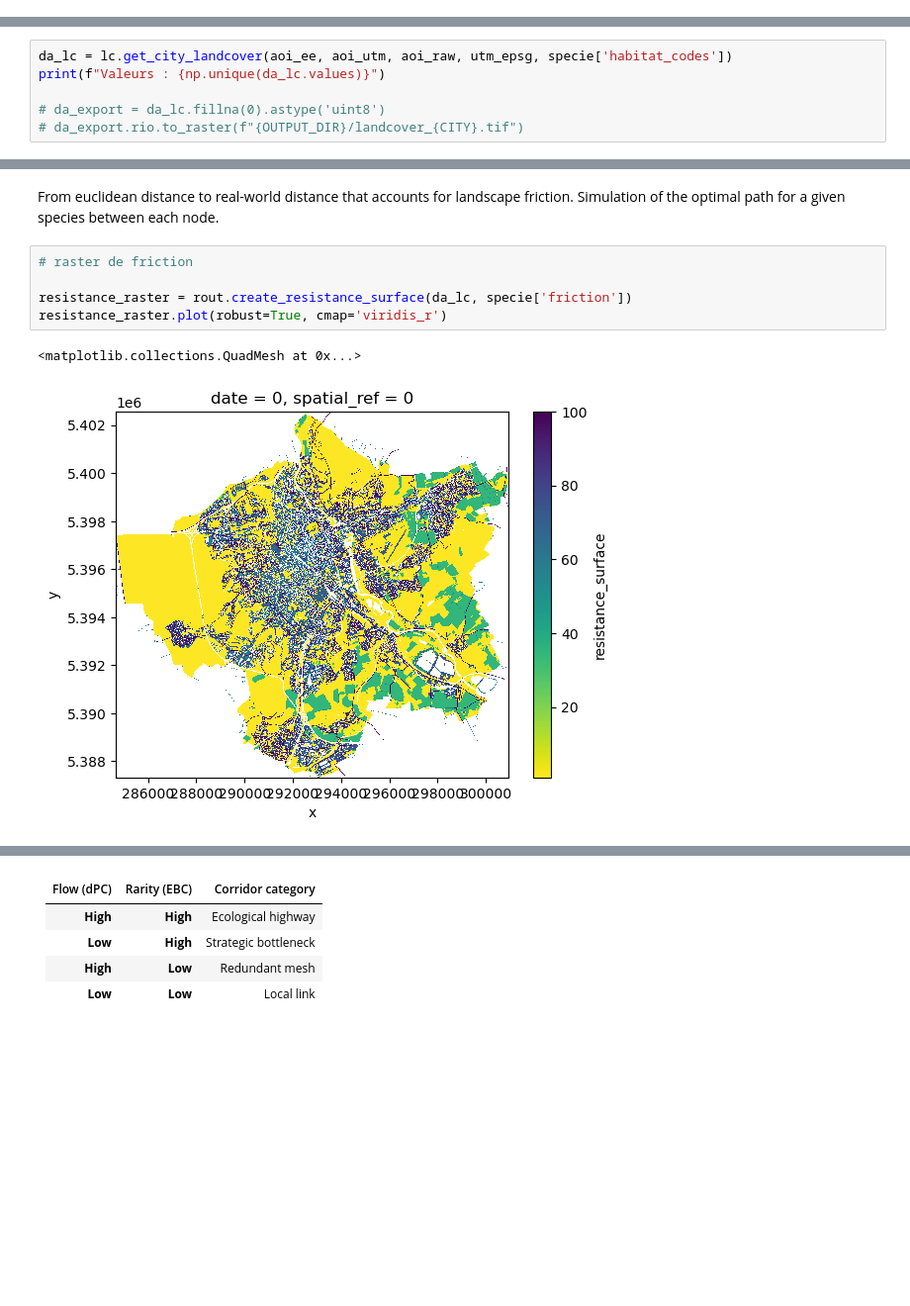
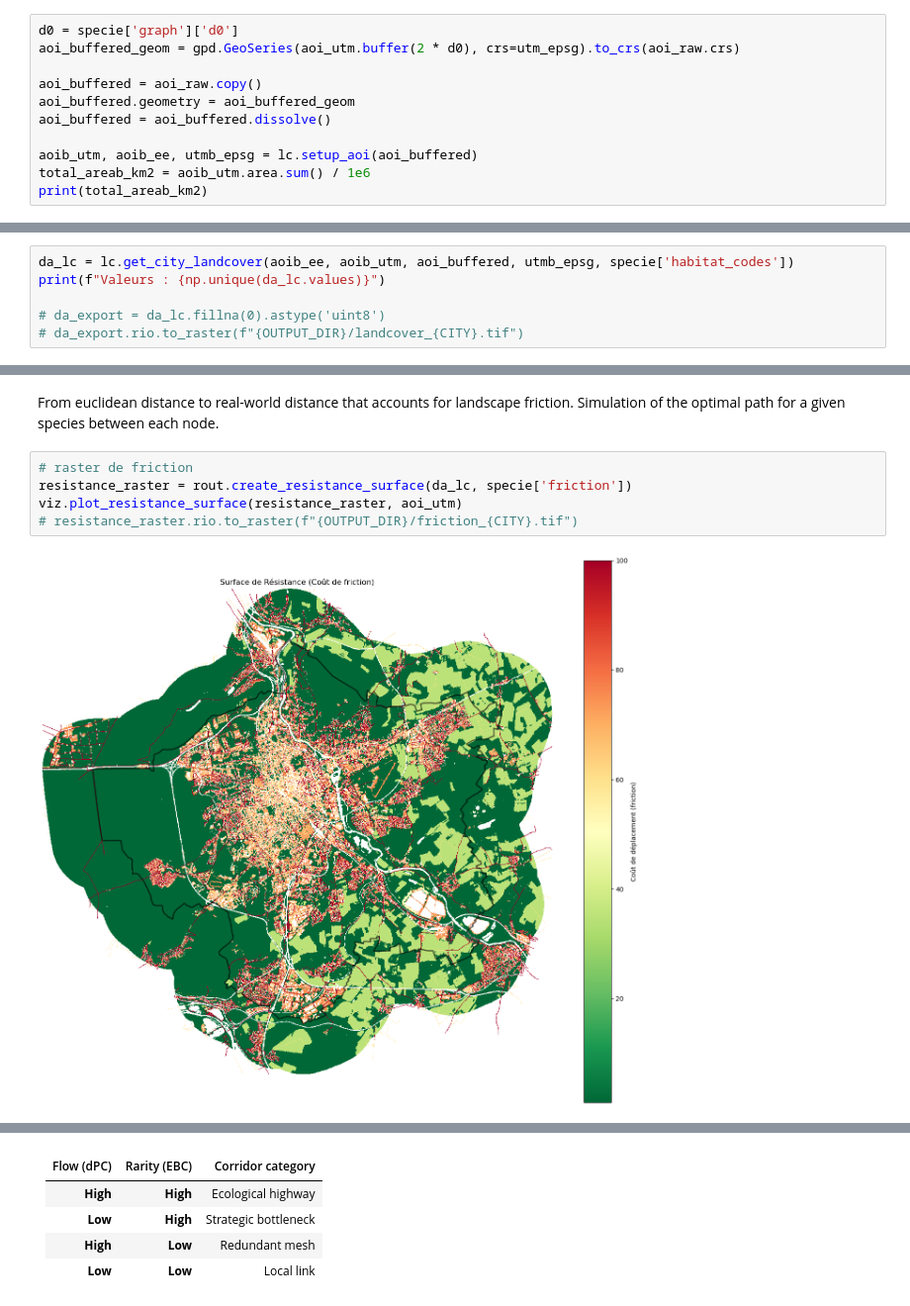
Before and after one commit to marion-billy/urbiverde_ivb, a Jupyter notebook: corridor_project/nancy_prod.ipynb, the cells around one changed output, grey strips where cells are left out. Shown at 99% size. Drawn from its saved outputs; the diff is of its cells as text; blank space fills up the shorter version.

```diff
--- a/corridor_project/nancy_prod.ipynb
+++ b/corridor_project/nancy_prod.ipynb
@@ -69,0 +75,11 @@ print(total_area_km2)
+# %%
+d0 = specie['graph']['d0']
+aoi_buffered_geom = gpd.GeoSeries(aoi_utm.buffer(2 * d0), crs=utm_epsg).to_crs(aoi_raw.crs)
+
+aoi_buffered = aoi_raw.copy()
+aoi_buffered.geometry = aoi_buffered_geom
+aoi_buffered = aoi_buffered.dissolve()
+
+aoib_utm, aoib_ee, utmb_epsg = lc.setup_aoi(aoi_buffered)
+total_areab_km2 = aoib_utm.area.sum() / 1e6
+print(total_areab_km2)
@@ -72,7 +90,7 @@ print(total_area_km2)
 # %% [markdown]
 Landcover raster combining ESA WorldCover and OSM
 # %%
-da_lc = lc.get_city_landcover(aoi_ee, aoi_utm, aoi_raw, utm_epsg, specie['habitat_codes'])
+da_lc = lc.get_city_landcover(aoib_ee, aoib_utm, aoi_buffered, utmb_epsg, specie['habitat_codes'])
 print(f"Valeurs : {np.unique(da_lc.values)}")
 
 # da_export = da_lc.fillna(0).astype('uint8')
@@ -144,11 +159,10 @@ Indice PC pour Nancy : 0.1985
 # 4. Least Cost Path Analysis
 # %% [markdown]
 From euclidean distance to real-world distance that accounts for landscape friction. Simulation of the optimal path for a given species between each node.
-# %%
-# raster de friction
-
-resistance_raster = rout.create_resistance_surface(da_lc, specie['friction'])
-resistance_raster.plot(robust=True, cmap='viridis_r')
-# %% [output]
-<matplotlib.collections.QuadMesh at 0x...>
-[figure, removed]
+# %%
+# raster de friction
+resistance_raster = rout.create_resistance_surface(da_lc, specie['friction'])
+viz.plot_resistance_surface(resistance_raster, aoi_utm)
+# resistance_raster.rio.to_raster(f"{OUTPUT_DIR}/friction_{CITY}.tif")
+# %% [output]
+[figure, added]
```
Also changed, not shown: parts of 57 cells of this notebook, 2 other files.
